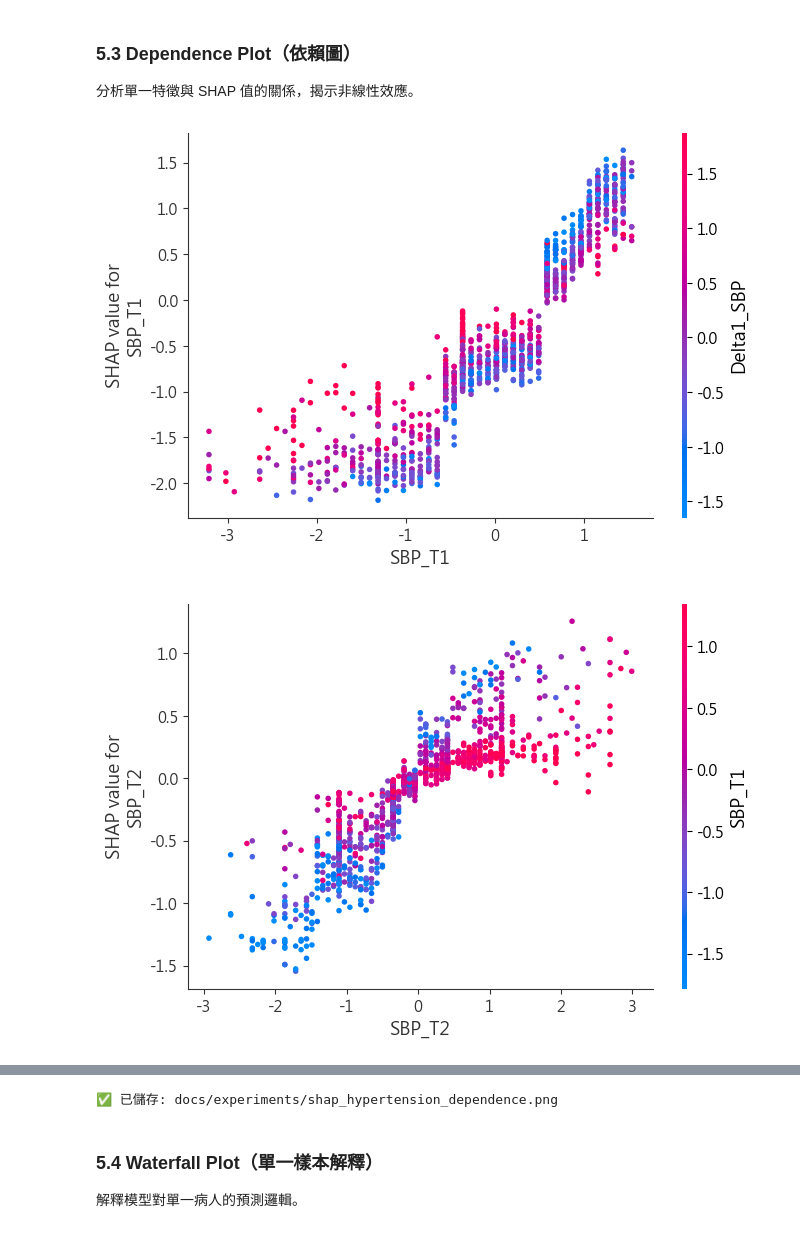
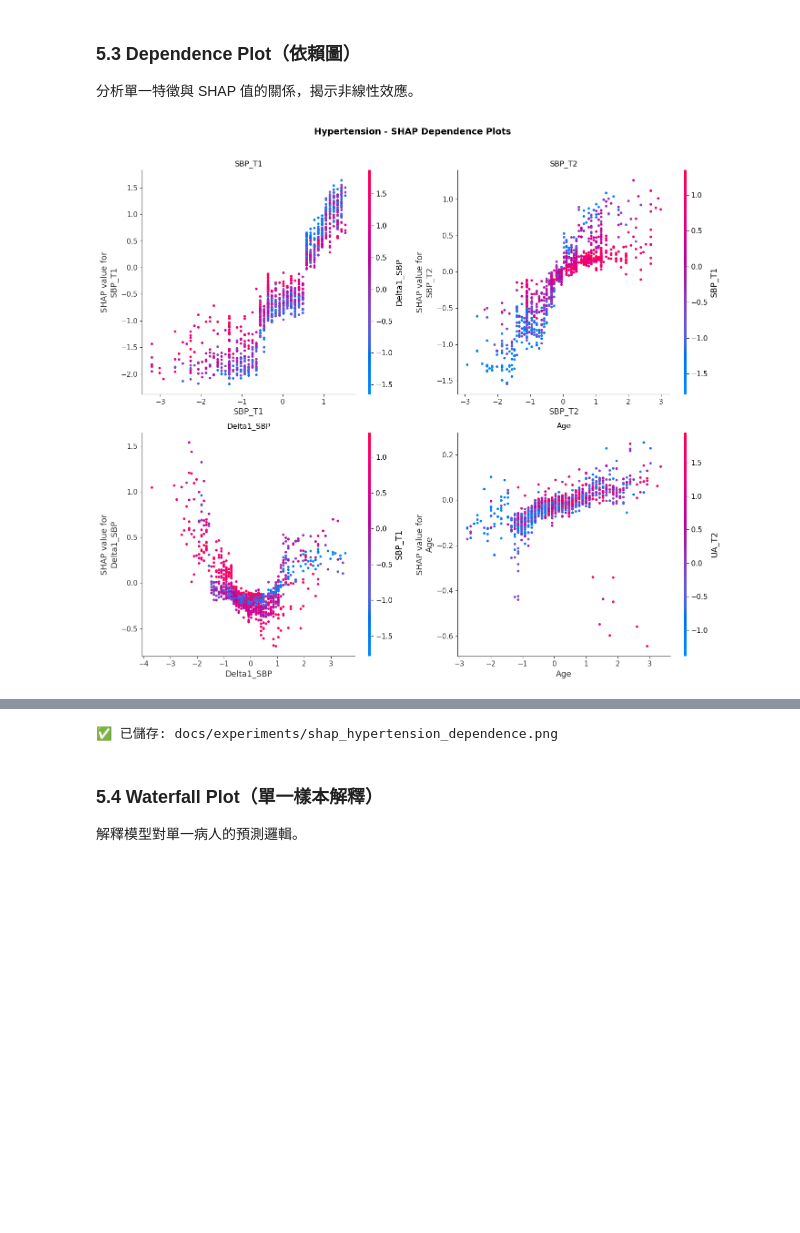
Before and after one commit to joechiboo/RiskPrediction-3H, a Jupyter notebook: notebooks/experiments/08_SHAP_Analysis.ipynb, the cells around one changed output, grey strips where cells are left out. Cells and saved outputs as stored; diff of their text form; code cells hidden in the pictures; blank space fills up the shorter version.

```diff
--- a/notebooks/experiments/08_SHAP_Analysis.ipynb
+++ b/notebooks/experiments/08_SHAP_Analysis.ipynb
@@ -60,6 +60,8 @@ Successfully installed shap-0.42.1 slicer-0.0.7
 import pandas as pd
 import numpy as np
 import matplotlib.pyplot as plt
+import matplotlib as mpl
+from matplotlib.font_manager import FontProperties
 import seaborn as sns
 
 # 機器學習套件
@@ -75,8 +77,12 @@ import shap
 # 設定
 import warnings
 warnings.filterwarnings('ignore')
-plt.rcParams['font.sans-serif'] = ['Microsoft JhengHei', 'Arial Unicode MS', 'sans-serif']
-plt.rcParams['axes.unicode_minus'] = False
+
+# 字體設定 - 全部用 DejaVu Sans (支援負號)，不用中文
+plt.rcParams['font.family'] = 'sans-serif'
+plt.rcParams['font.sans-serif'] = ['DejaVu Sans', 'Arial']
+plt.rcParams['axes.unicode_minus'] = True  # 使用 Unicode minus
+plt.rcParams['mathtext.fontset'] = 'dejavusans'
 
 # 初始化 SHAP 的 JavaScript 視覺化（for notebook）
 shap.initjs()
@@ -313,33 +319,28 @@ print("✅ 已儲存: docs/experiments/shap_hypertension_beeswarm.png")
 # %%
 # 分析最重要的特徵：SBP_T1（收縮壓）
 fig, axes = plt.subplots(2, 2, figsize=(14, 12))
 
 # SBP_T1
-plt.sca(axes[0, 0])
-shap.dependence_plot('SBP_T1', shap_values_hp, X_test_scaled_df, show=False)
-axes[0, 0].set_title('收縮壓 T1 (SBP_T1)', fontsize=12)
+shap.dependence_plot('SBP_T1', shap_values_hp, X_test_scaled_df, ax=axes[0, 0], show=False)
+axes[0, 0].set_title('SBP_T1', fontsize=12)
 
 # SBP_T2
-plt.sca(axes[0, 1])
-shap.dependence_plot('SBP_T2', shap_values_hp, X_test_scaled_df, show=False)
-axes[0, 1].set_title('收縮壓 T2 (SBP_T2)', fontsize=12)
+shap.dependence_plot('SBP_T2', shap_values_hp, X_test_scaled_df, ax=axes[0, 1], show=False)
+axes[0, 1].set_title('SBP_T2', fontsize=12)
 
 # Delta1_SBP
-plt.sca(axes[1, 0])
-shap.dependence_plot('Delta1_SBP', shap_values_hp, X_test_scaled_df, show=False)
-axes[1, 0].set_title('收縮壓變化量 (Delta1_SBP)', fontsize=12)
+shap.dependence_plot('Delta1_SBP', shap_values_hp, X_test_scaled_df, ax=axes[1, 0], show=False)
+axes[1, 0].set_title('Delta1_SBP', fontsize=12)
 
 # Age
-plt.sca(axes[1, 1])
-shap.dependence_plot('Age', shap_values_hp, X_test_scaled_df, show=False)
-axes[1, 1].set_title('年齡 (Age)', fontsize=12)
+shap.dependence_plot('Age', shap_values_hp, X_test_scaled_df, ax=axes[1, 1], show=False)
+axes[1, 1].set_title('Age', fontsize=12)
 
-plt.suptitle('高血壓預測 - SHAP 依賴圖', fontsize=14, fontweight='bold', y=1.02)
+fig.suptitle('Hypertension - SHAP Dependence Plots', fontsize=14, fontweight='bold', y=1.02)
 plt.tight_layout()
 plt.savefig('../../docs/experiments/shap_hypertension_dependence.png', dpi=300, bbox_inches='tight')
 plt.show()
 
 print("✅ 已儲存: docs/experiments/shap_hypertension_dependence.png")
 # %% [output]
-[figure, old version]
+[figure, new version]
-[figure, removed]
```
Also changed, not shown: parts of 11 cells of this notebook, 21 other files.
